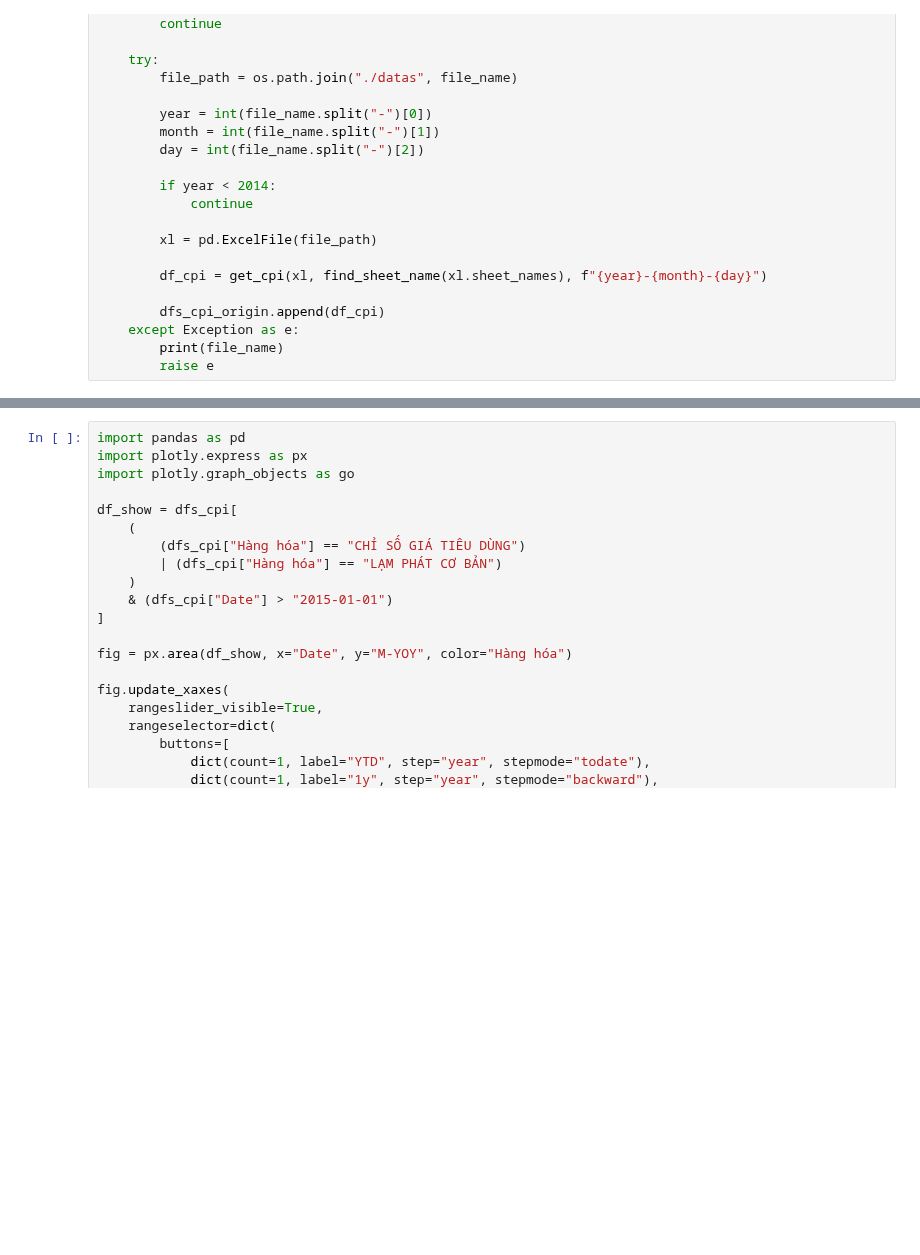
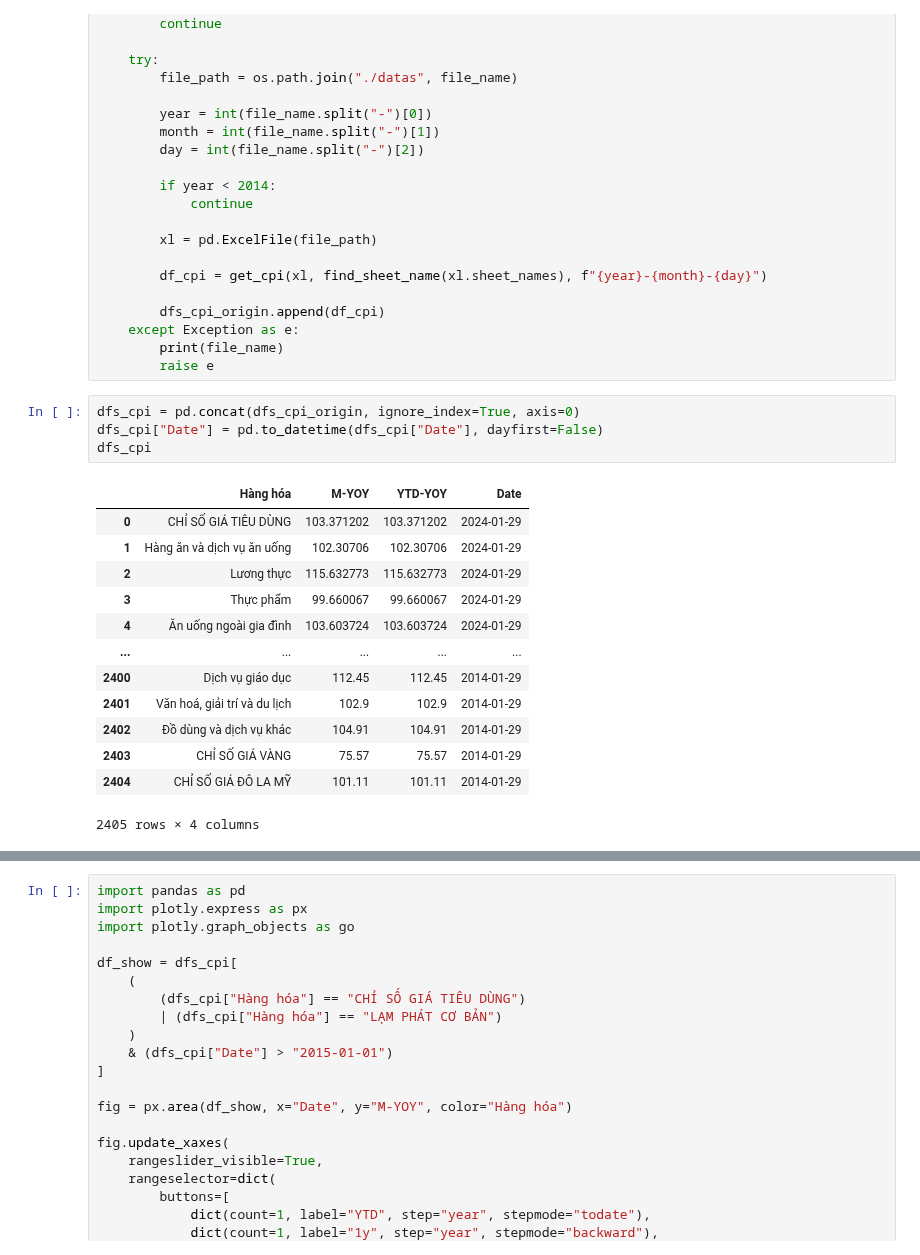
Before and after one commit to hiennguyen9874/vn-macroeconomics, a Jupyter notebook: CPI.ipynb, the cells around one changed output, grey strips where cells are left out. Drawn from its saved outputs; the diff is of its cells as text; blank space fills up the shorter version.

```diff
--- a/CPI.ipynb
+++ b/CPI.ipynb
@@ -171,4 +171,22 @@ for file_name in sorted(
     except Exception as e:
         print(file_name)
         raise e
+# %%
+dfs_cpi = pd.concat(dfs_cpi_origin, ignore_index=True, axis=0)
+dfs_cpi["Date"] = pd.to_datetime(dfs_cpi["Date"], dayfirst=False)
+dfs_cpi
+# %% [output]
+|  | Hàng hóa | M-YOY | YTD-YOY | Date |
+| 0 | CHỈ SỐ GIÁ TIÊU DÙNG | 103.371202 | 103.371202 | 2024-01-29 |
+| 1 | Hàng ăn và dịch vụ ăn uống | 102.30706 | 102.30706 | 2024-01-29 |
+| 2 | Lương thực | 115.632773 | 115.632773 | 2024-01-29 |
+| 3 | Thực phẩm | 99.660067 | 99.660067 | 2024-01-29 |
+| 4 | Ăn uống ngoài gia đình | 103.603724 | 103.603724 | 2024-01-29 |
+| ... | ... | ... | ... | ... |
+| 2400 | Dịch vụ giáo dục | 112.45 | 112.45 | 2014-01-29 |
+| 2401 | Văn hoá, giải trí và du lịch | 102.9 | 102.9 | 2014-01-29 |
+| 2402 | Đồ dùng và dịch vụ khác | 104.91 | 104.91 | 2014-01-29 |
+| 2403 | CHỈ SỐ GIÁ VÀNG | 75.57 | 75.57 | 2014-01-29 |
+| 2404 | CHỈ SỐ GIÁ ĐÔ LA MỸ | 101.11 | 101.11 | 2014-01-29 |
+2405 rows × 4 columns
 # %%
```
Also changed, not shown: parts of 3 cells of this notebook, 7 other files.
